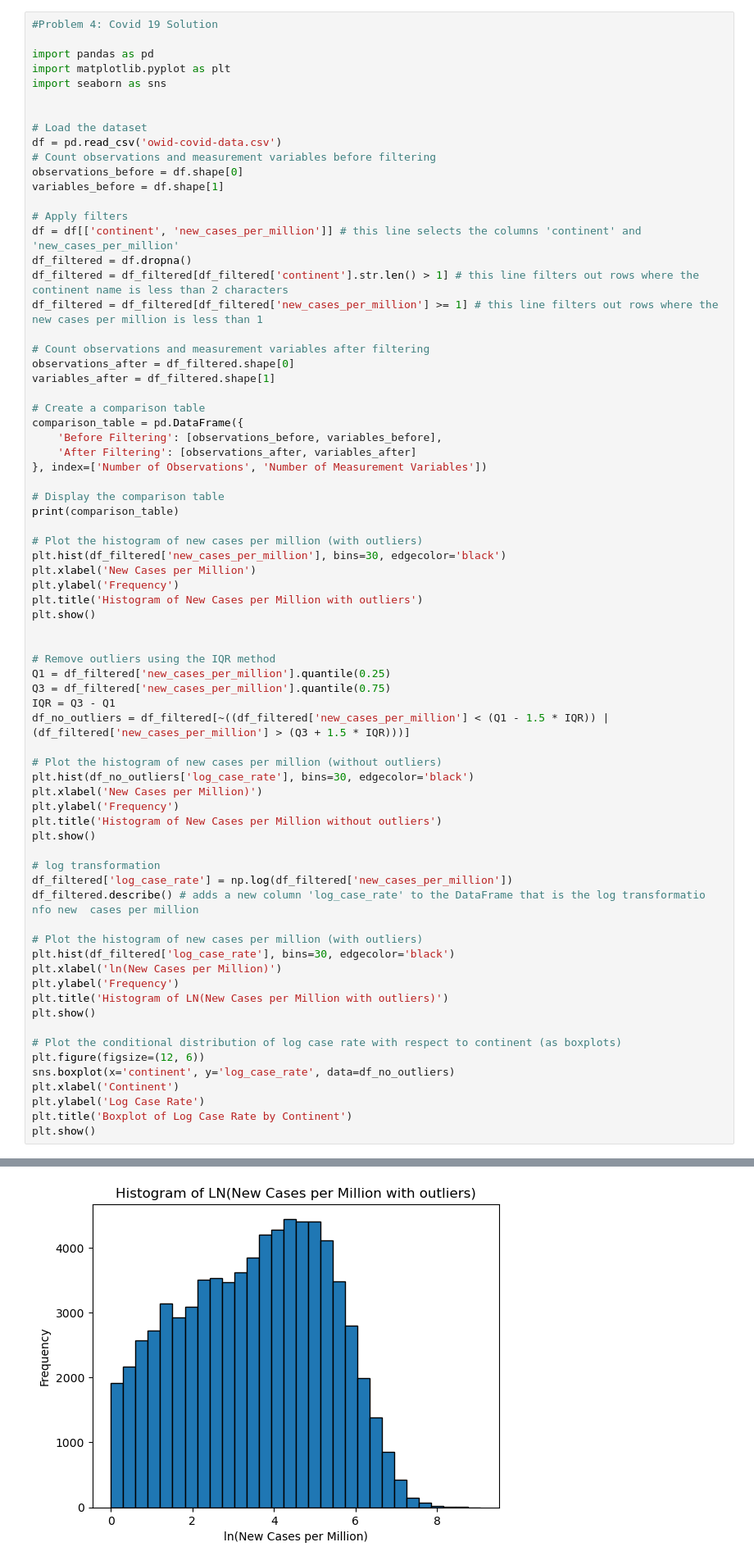
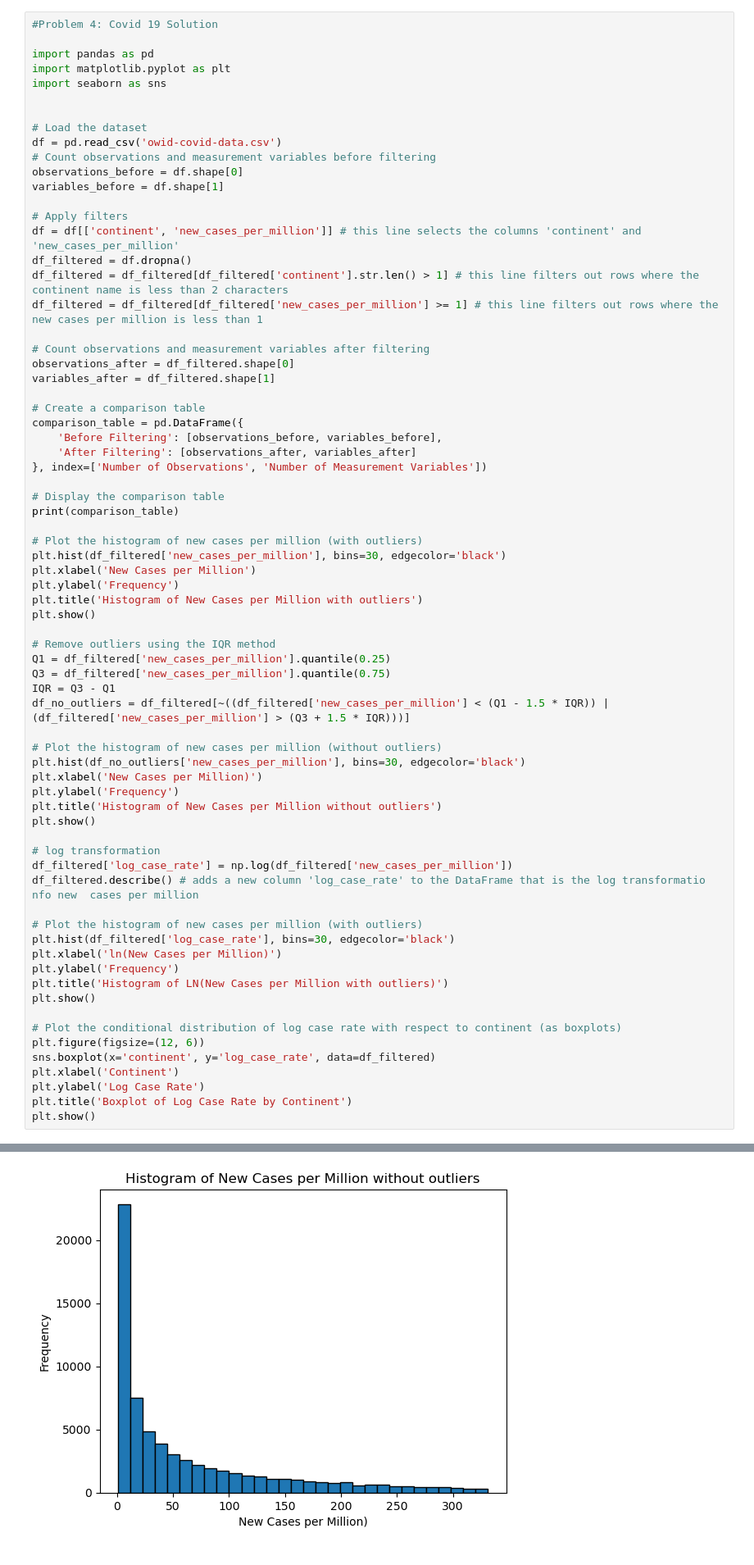
Before and after one commit to TheDG/applied-regression, a Jupyter notebook: homework1/homework1.ipynb, the cells around one changed output, grey strips where cells are left out. Shown at 82% size. Drawn from its saved outputs; the diff is of its cells as text.

```diff
--- a/homework1/homework1.ipynb
+++ b/homework1/homework1.ipynb
@@ -216,7 +216,6 @@ plt.ylabel('Frequency')
 plt.title('Histogram of New Cases per Million with outliers')
 plt.show()
 
-
 # Remove outliers using the IQR method
 Q1 = df_filtered['new_cases_per_million'].quantile(0.25)
 Q3 = df_filtered['new_cases_per_million'].quantile(0.75)
@@ -224,33 +223,33 @@ IQR = Q3 - Q1
 df_no_outliers = df_filtered[~((df_filtered['new_cases_per_million'] < (Q1 - 1.5 * IQR)) | (df_filtered['new_cases_per_million'] > (Q3 + 1.5 * IQR)))]
 
 # Plot the histogram of new cases per million (without outliers)
-plt.hist(df_no_outliers['log_case_rate'], bins=30, edgecolor='black')
+plt.hist(df_no_outliers['new_cases_per_million'], bins=30, edgecolor='black')
 plt.xlabel('New Cases per Million)')
 plt.ylabel('Frequency')
 plt.title('Histogram of New Cases per Million without outliers')
 plt.show()
 
 # log transformation
 df_filtered['log_case_rate'] = np.log(df_filtered['new_cases_per_million'])
 df_filtered.describe() # adds a new column 'log_case_rate' to the DataFrame that is the log transformatio nfo new  cases per million
 
 # Plot the histogram of new cases per million (with outliers)
 plt.hist(df_filtered['log_case_rate'], bins=30, edgecolor='black')
 plt.xlabel('ln(New Cases per Million)')
 plt.ylabel('Frequency')
 plt.title('Histogram of LN(New Cases per Million with outliers)')
 plt.show()
 
 # Plot the conditional distribution of log case rate with respect to continent (as boxplots)
 plt.figure(figsize=(12, 6))
-sns.boxplot(x='continent', y='log_case_rate', data=df_no_outliers)
+sns.boxplot(x='continent', y='log_case_rate', data=df_filtered)
 plt.xlabel('Continent')
 plt.ylabel('Log Case Rate')
 plt.title('Boxplot of Log Case Rate by Continent')
 plt.show()
 # %% [output]
                                  Before Filtering  After Filtering
 Number of Observations                     118134            73553
 Number of Measurement Variables                62                2
 [figure]
-[figure, old version]
+[figure, new version]
```
Also changed, not shown: parts of 1 cell of this notebook.
